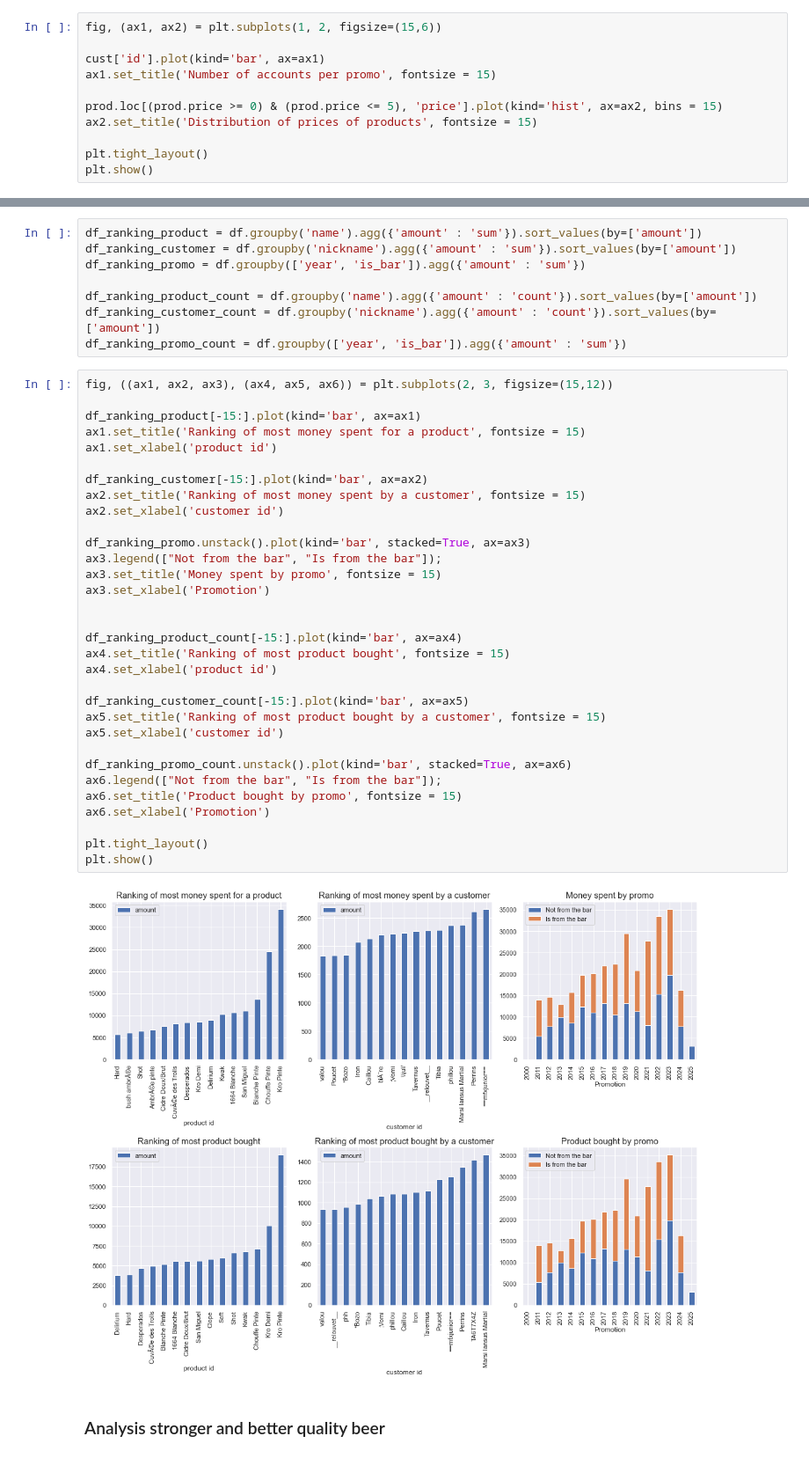
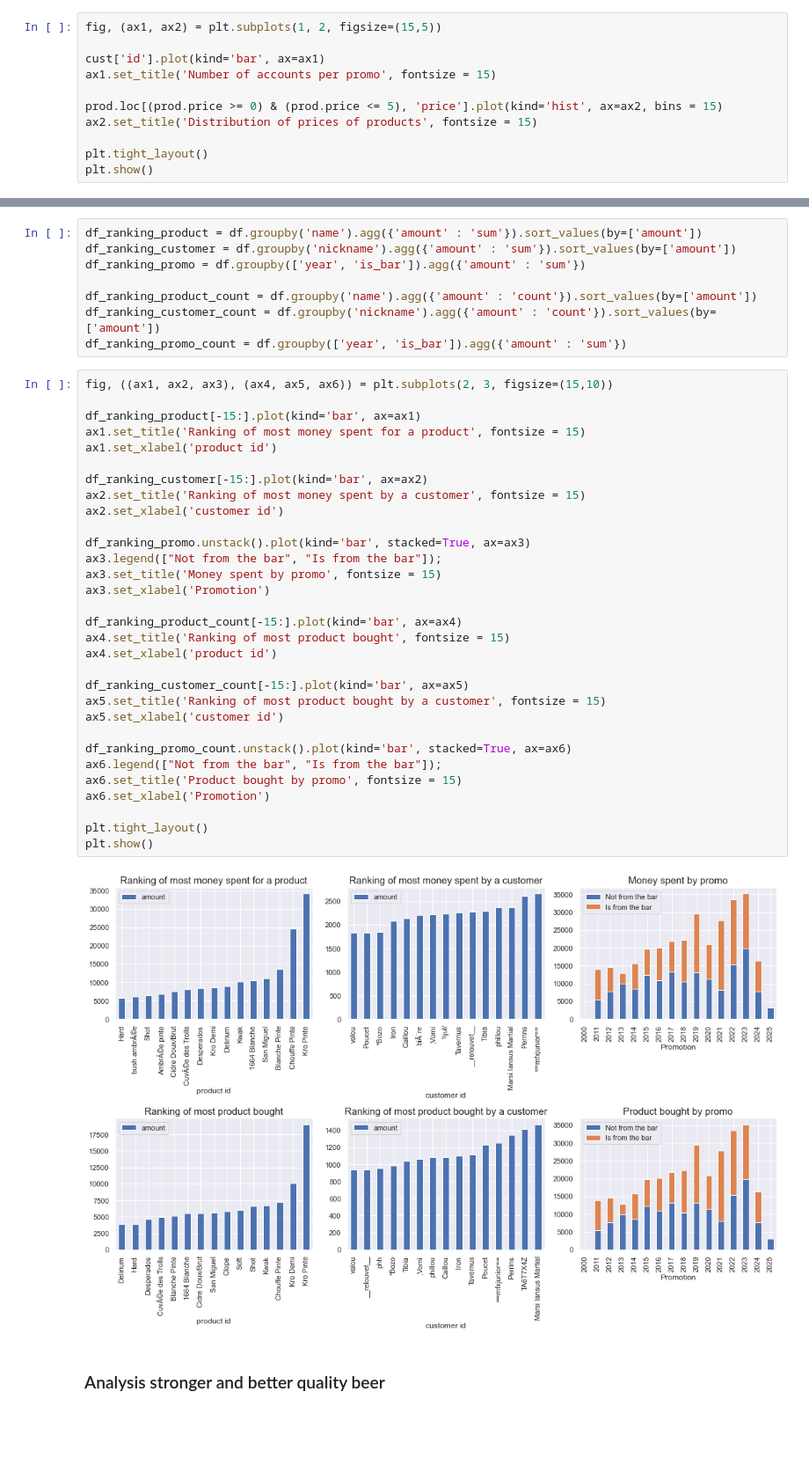
Before and after one commit to r-jaylet/babar_stats, a Jupyter notebook: analysis.ipynb, the cells around one changed output, grey strips where cells are left out. Shown: that part at 88% size. Cells and saved outputs as stored; diff of their text form; blank space fills up the shorter version.

```diff
--- a/analysis.ipynb
+++ b/analysis.ipynb
@@ -31,7 +22,7 @@ df.tail(5)
 cust = df_customer.groupby('year').agg({'id' : 'count'})
 prod = df_product.groupby('price').agg({'id' : 'count'}).reset_index()
 # %%
-fig, (ax1, ax2) = plt.subplots(1, 2, figsize=(15,6))
+fig, (ax1, ax2) = plt.subplots(1, 2, figsize=(15,5))
 
 cust['id'].plot(kind='bar', ax=ax1)
 ax1.set_title('Number of accounts per promo', fontsize = 15)
@@ -70,39 +52,38 @@ df_ranking_product_count = df.groupby('name').agg({'amount' : 'count'}).sort_val
 df_ranking_customer_count = df.groupby('nickname').agg({'amount' : 'count'}).sort_values(by=['amount'])
 df_ranking_promo_count = df.groupby(['year', 'is_bar']).agg({'amount' : 'sum'})
 # %%
-fig, ((ax1, ax2, ax3), (ax4, ax5, ax6)) = plt.subplots(2, 3, figsize=(15,12))
+fig, ((ax1, ax2, ax3), (ax4, ax5, ax6)) = plt.subplots(2, 3, figsize=(15,10))
 
 df_ranking_product[-15:].plot(kind='bar', ax=ax1)
 ax1.set_title('Ranking of most money spent for a product', fontsize = 15)
 ax1.set_xlabel('product id')
 
 df_ranking_customer[-15:].plot(kind='bar', ax=ax2)
 ax2.set_title('Ranking of most money spent by a customer', fontsize = 15)
 ax2.set_xlabel('customer id')
 
 df_ranking_promo.unstack().plot(kind='bar', stacked=True, ax=ax3)
 ax3.legend(["Not from the bar", "Is from the bar"]);
 ax3.set_title('Money spent by promo', fontsize = 15)
 ax3.set_xlabel('Promotion')
-
 
 df_ranking_product_count[-15:].plot(kind='bar', ax=ax4)
 ax4.set_title('Ranking of most product bought', fontsize = 15)
 ax4.set_xlabel('product id')
 
 df_ranking_customer_count[-15:].plot(kind='bar', ax=ax5)
 ax5.set_title('Ranking of most product bought by a customer', fontsize = 15)
 ax5.set_xlabel('customer id')
 
 df_ranking_promo_count.unstack().plot(kind='bar', stacked=True, ax=ax6)
 ax6.legend(["Not from the bar", "Is from the bar"]);
 ax6.set_title('Product bought by promo', fontsize = 15)
 ax6.set_xlabel('Promotion')
 
 plt.tight_layout()
 plt.show()
 # %% [output]
-[figure, old version]
+[figure, new version]
 # %% [markdown]
 ### Analysis stronger and better quality beer
 # %%
```
Also changed, not shown: parts of 17 cells of this notebook, 2 other files.
